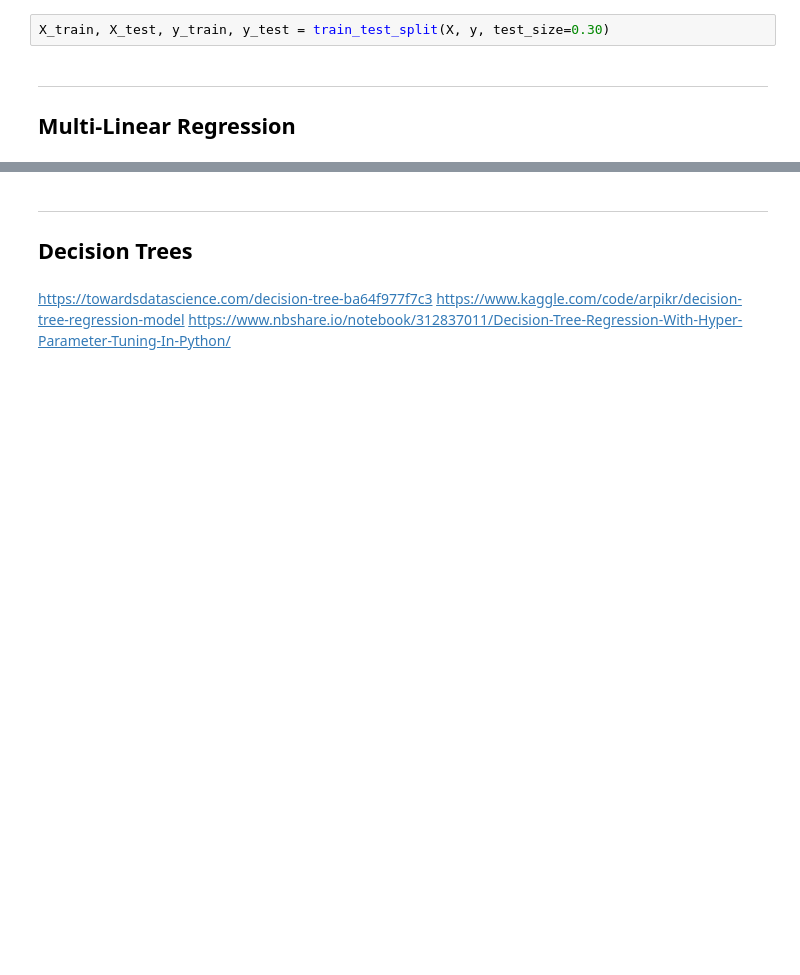
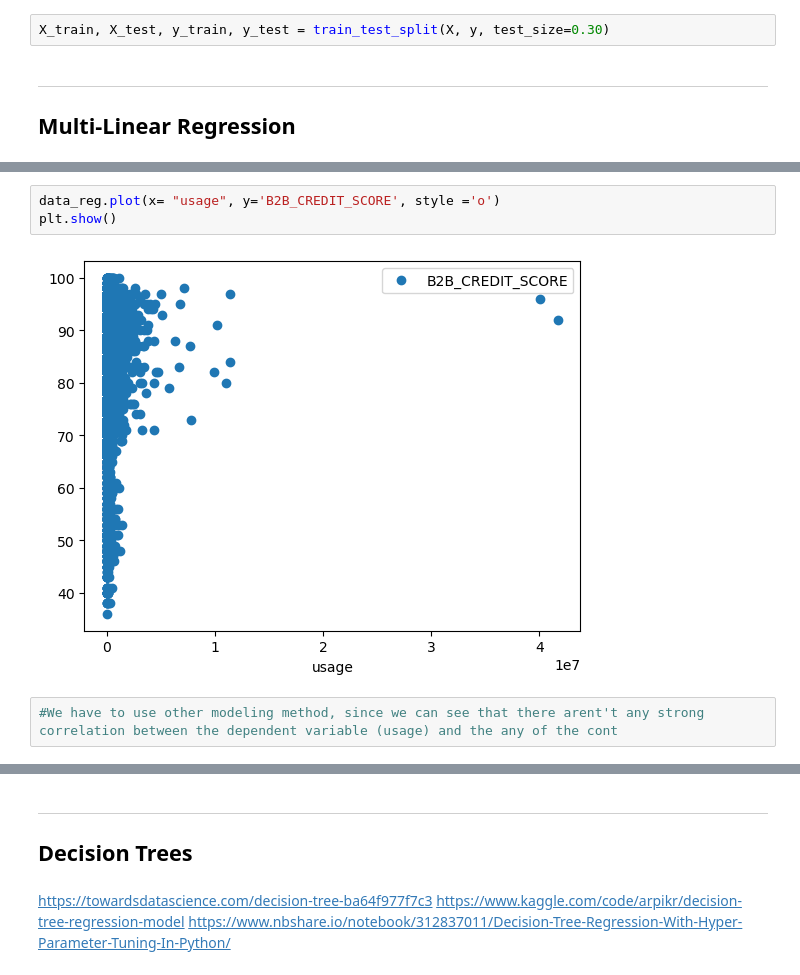
Before and after one commit to ritou344/Data-Project, a Jupyter notebook: TEST_Supervised Modelling.ipynb, the cells around one changed output, grey strips where cells are left out. Cells and saved outputs as stored; diff of their text form; blank space fills up the shorter version.

```diff
--- a/TEST_Supervised Modelling.ipynb
+++ b/TEST_Supervised Modelling.ipynb
@@ -227,0 +320,7 @@ X_train, X_test, y_train, y_test = train_test_split(X, y, test_size=0.30)
+# %%
+data_reg.plot(x= "usage", y='B2B_CREDIT_SCORE', style ='o')
+plt.show()
+# %% [output]
+[figure, added]
+# %%
+#We have to use other modeling method, since we can see that there arent't any strong correlation between the dependent variable (usage) and the any of the cont
```
Also changed, not shown: parts of 11 cells of this notebook.
